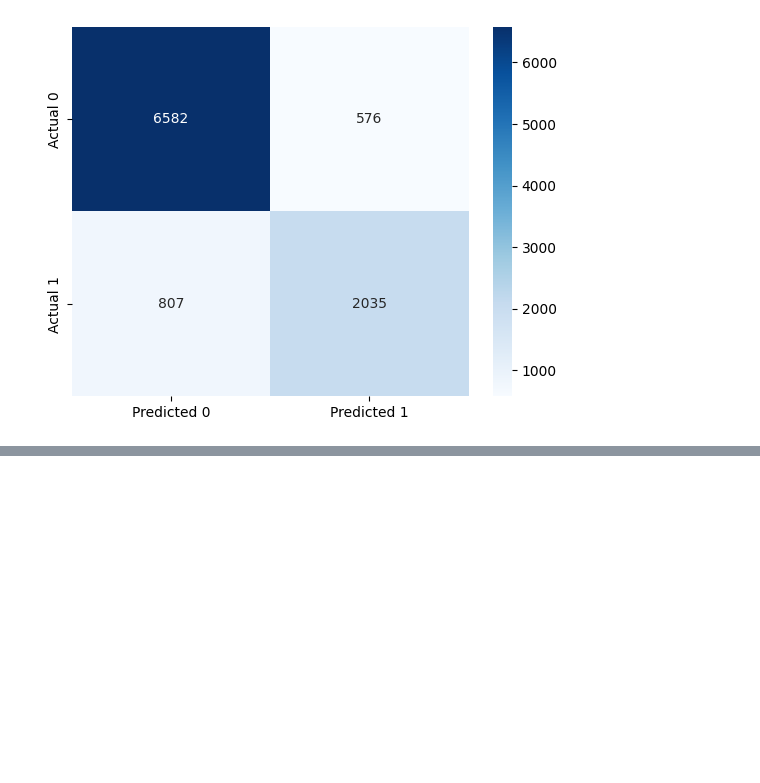
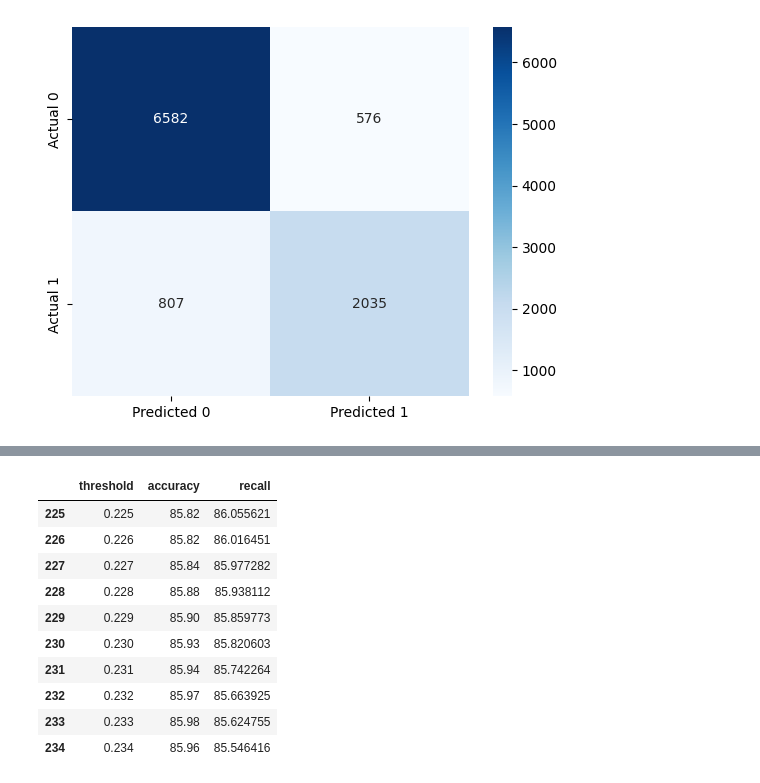
Before and after one commit to LinhNgaNguyen/STAT303-3-Project, a Jupyter notebook: Logistic_Regression.ipynb, the cells around one changed output, grey strips where cells are left out. Cells and saved outputs as stored; diff of their text form; code cells hidden in the pictures; blank space fills up the shorter version.

```diff
--- a/Logistic_Regression.ipynb
+++ b/Logistic_Regression.ipynb
@@ -177,2 +177,16 @@ recall       85.19389
 Name: 242, dtype: float64
+# %%
+metrics.iloc[range(225,235),:]
+# %% [output]
+|  | threshold | accuracy | recall |
+| 225 | 0.225 | 85.82 | 86.055621 |
+| 226 | 0.226 | 85.82 | 86.016451 |
+| 227 | 0.227 | 85.84 | 85.977282 |
+| 228 | 0.228 | 85.88 | 85.938112 |
+| 229 | 0.229 | 85.90 | 85.859773 |
+| 230 | 0.230 | 85.93 | 85.820603 |
+| 231 | 0.231 | 85.94 | 85.742264 |
+| 232 | 0.232 | 85.97 | 85.663925 |
+| 233 | 0.233 | 85.98 | 85.624755 |
+| 234 | 0.234 | 85.96 | 85.546416 |
 # %%
```
Also changed, not shown: parts of 11 cells of this notebook.
